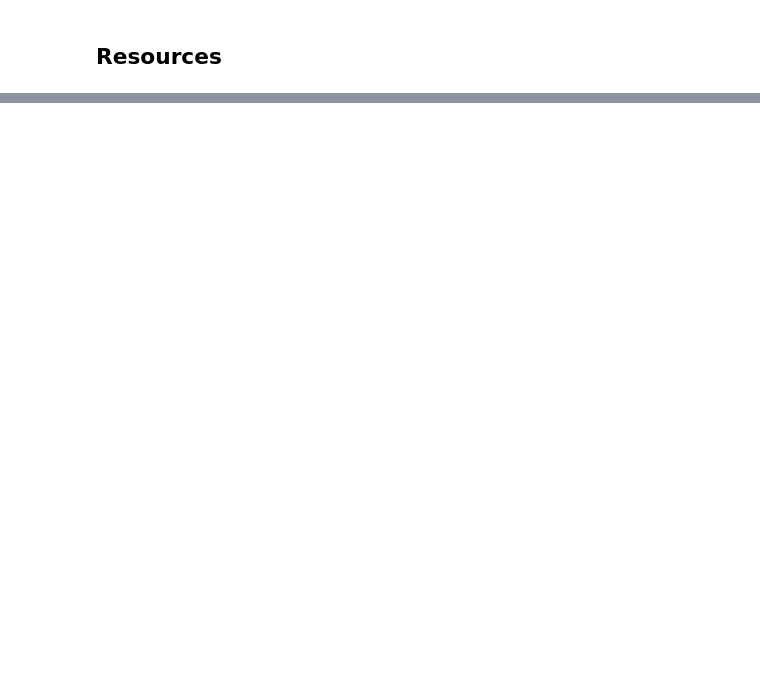
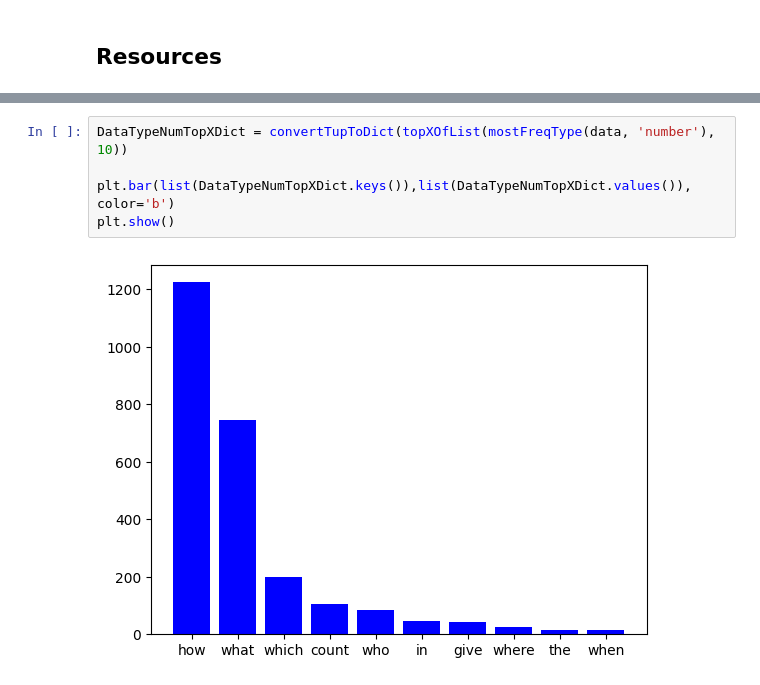
Before and after one commit to sbthepotato/DAT640-Project-22H, a Jupyter notebook: analysis/analysis.ipynb, the cells around one changed output, grey strips where cells are left out. Cells and saved outputs as stored; diff of their text form; blank space fills up the shorter version.

```diff
--- a/analysis/analysis.ipynb
+++ b/analysis/analysis.ipynb
@@ -195,0 +253,7 @@ def mostFreqType(data, category):
+# %%
+DataTypeNumTopXDict = convertTupToDict(topXOfList(mostFreqType(data, 'number'), 10))
+
+plt.bar(list(DataTypeNumTopXDict.keys()),list(DataTypeNumTopXDict.values()), color='b')
+plt.show()
+# %% [output]
+[figure, added]
```
Also changed, not shown: parts of 25 cells of this notebook, 12 other files.
